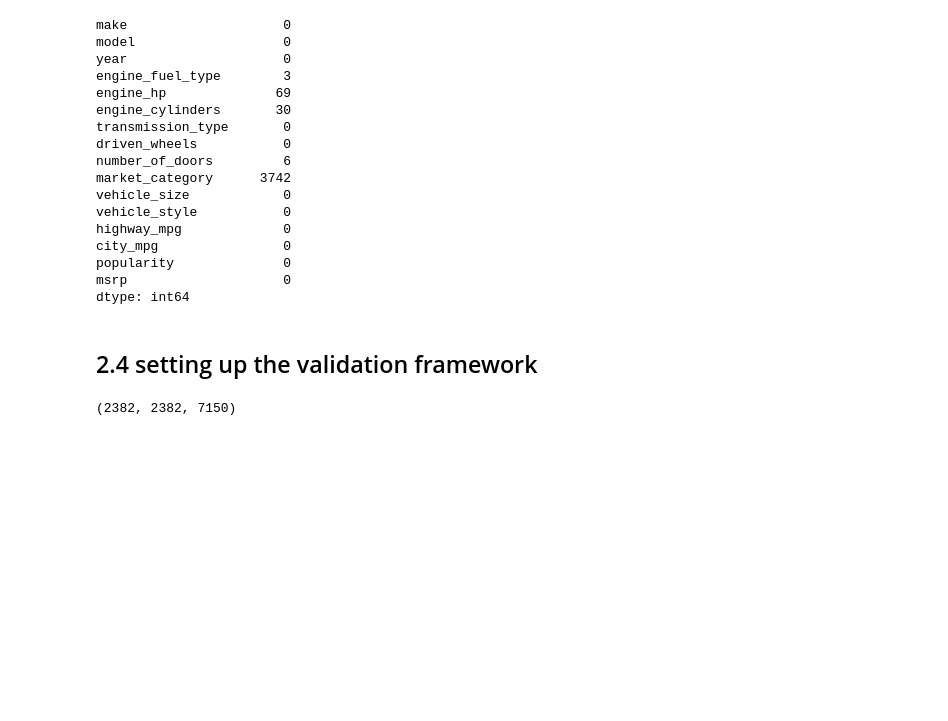
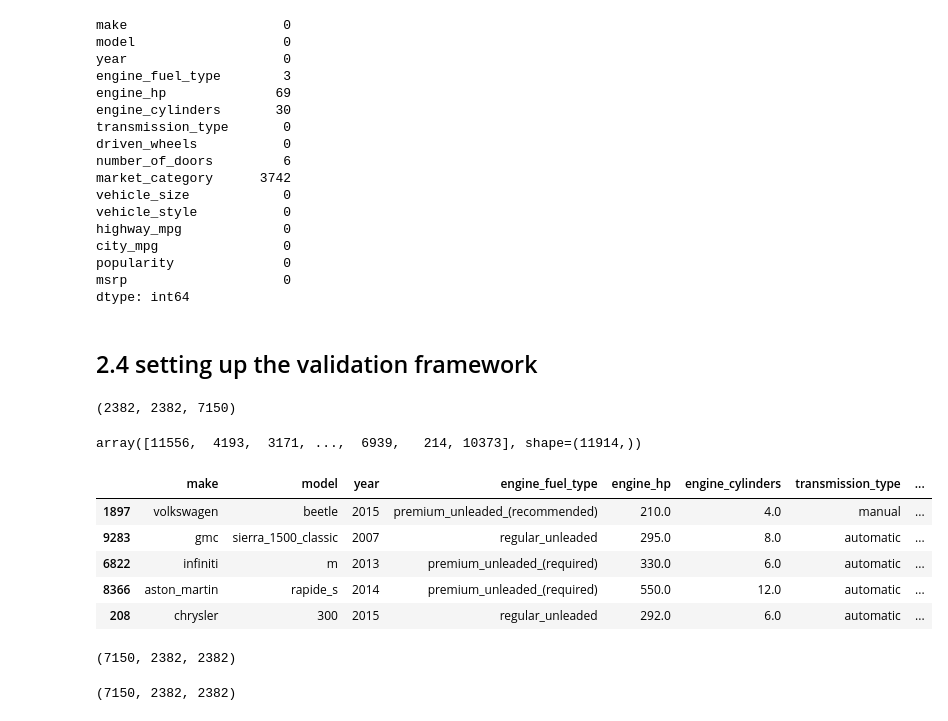
Before and after one commit to Anthony-Gicheru/machine-learning-zoomcamp, a Jupyter notebook: 02-Regression/regression-classwork.ipynb, the cells around one changed output. Drawn from its saved outputs; the diff is of its cells as text; code cells hidden in the pictures; blank space fills up the shorter version.

```diff
--- a/02-Regression/regression-classwork.ipynb
+++ b/02-Regression/regression-classwork.ipynb
@@ -195,3 +195,10 @@ n_val, n_test, n_train
 df_train = df.iloc[n_train:]
 df_val = df.iloc[:n_train + n_val]
 df_test = df.iloc[n_train + n_val:]
+# %%
+idx = np.arange(n)
+# %%
+np.random.shuffle(idx)
+idx
+# %% [output]
+array([11556,  4193,  3171, ...,  6939,   214, 10373], shape=(11914,))
@@ -197,0 +208,17 @@ df_test = df.iloc[n_train + n_val:]
+# %%
+df_train = df.iloc[idx[:n_train]]
+df_val = df.iloc[idx[n_train:n_train + n_val]]
+df_test = df.iloc[idx[n_train + n_val:]]
+# %%
+df_train.head()
+# %% [output]
+|  | make | model | year | engine_fuel_type | engine_hp | engine_cylinders | transmission_type | ... |
+| 1897 | volkswagen | beetle | 2015 | premium_unleaded_(recommended) | 210.0 | 4.0 | manual | ... |
+| 9283 | gmc | sierra_1500_classic | 2007 | regular_unleaded | 295.0 | 8.0 | automatic | ... |
+| 6822 | infiniti | m | 2013 | premium_unleaded_(required) | 330.0 | 6.0 | automatic | ... |
+| 8366 | aston_martin | rapide_s | 2014 | premium_unleaded_(required) | 550.0 | 12.0 | automatic | ... |
+| 208 | chrysler | 300 | 2015 | regular_unleaded | 292.0 | 6.0 | automatic | ... |
+# %%
+len(df_train), len(df_val), len(df_test)
+# %% [output]
+(7150, 2382, 2382)
@@ -197,0 +237,4 @@ df_test = df.iloc[n_train + n_val:]
+# %%
+len(df_train), len(df_val), len(df_test)
+# %% [output]
+(7150, 2382, 2382)
```
Also changed, not shown: parts of 4 cells of this notebook.
